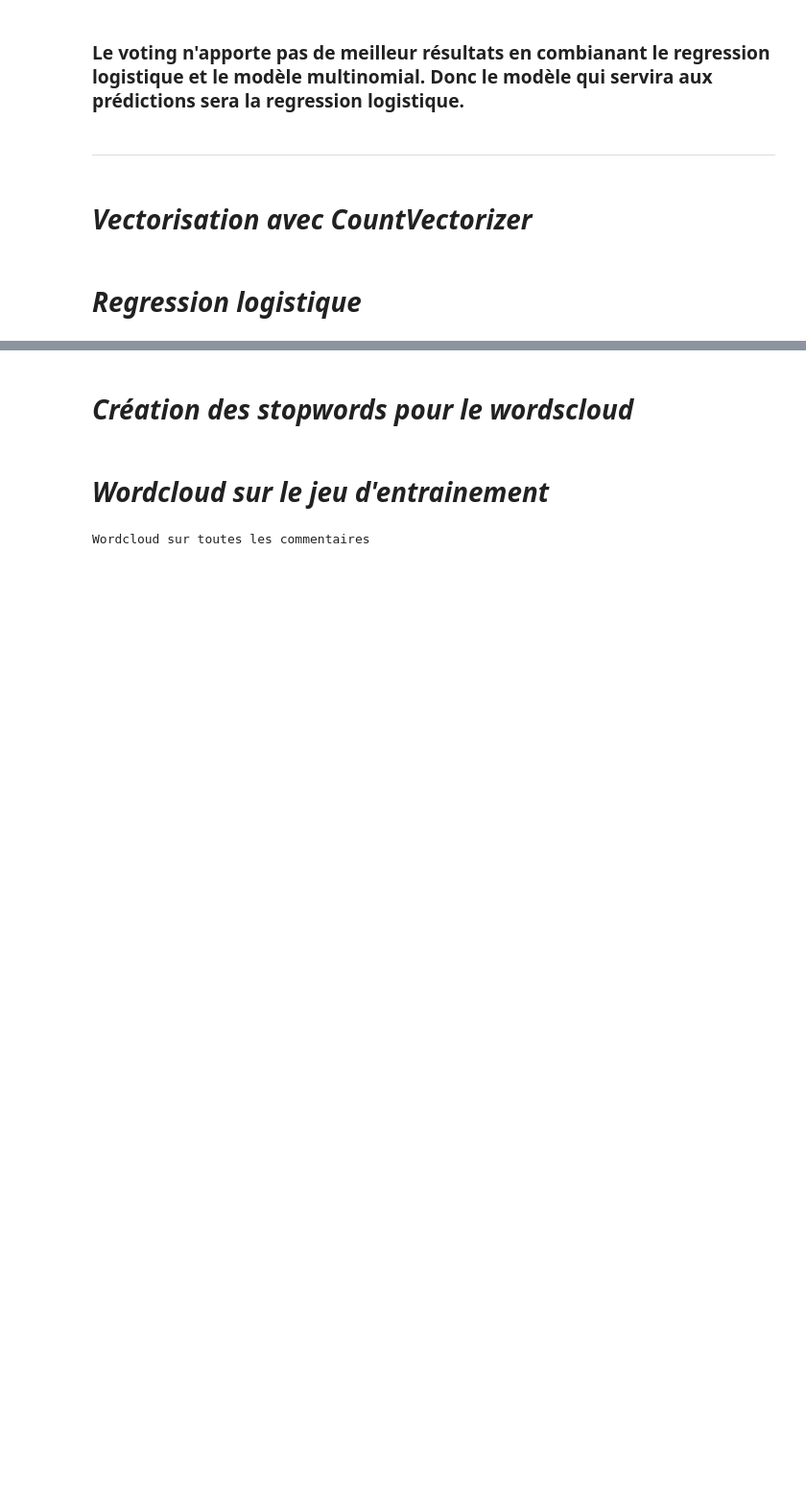
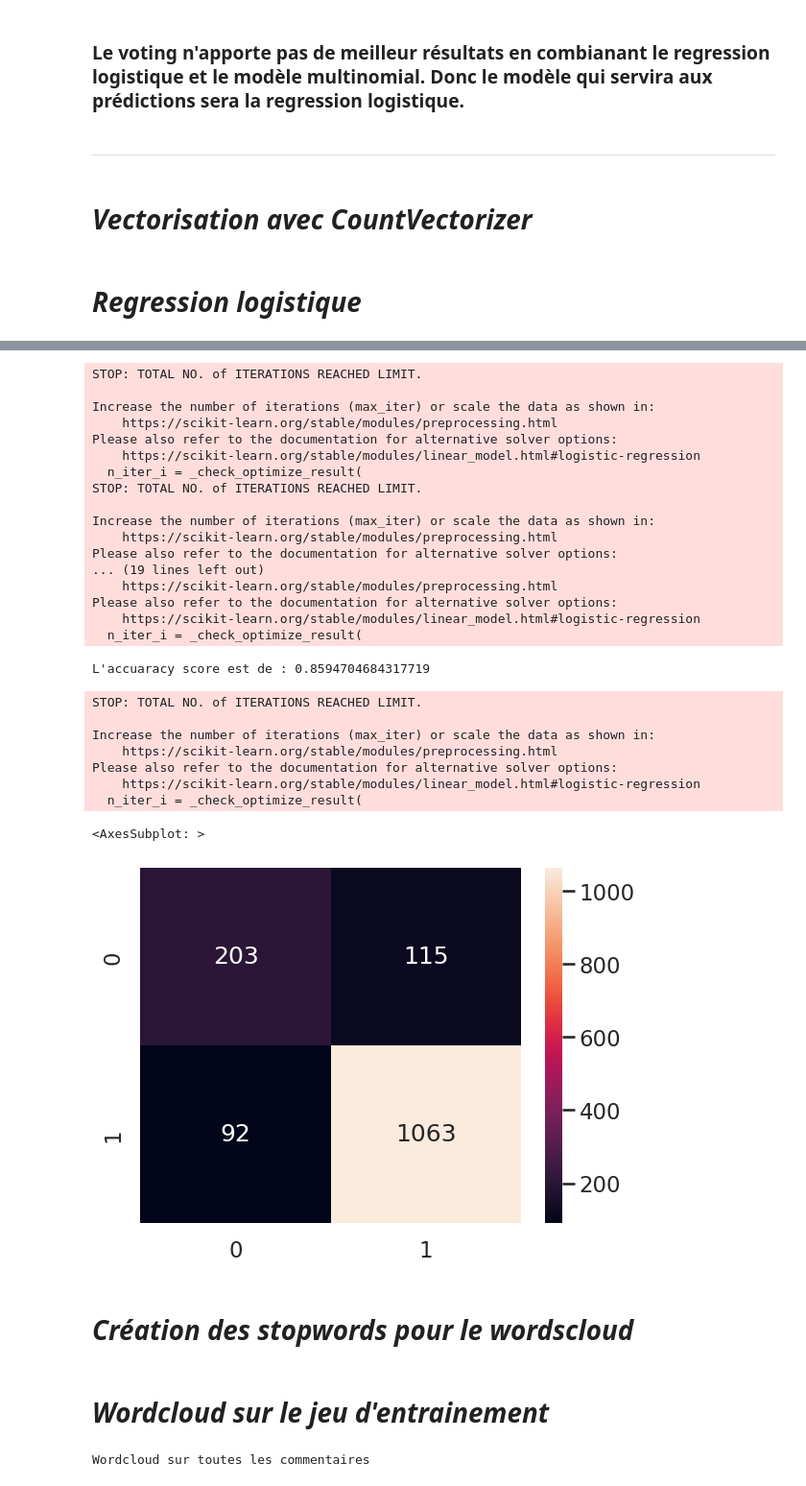
Before and after one commit to rastakoer/scrap_flask_nlp, a Jupyter notebook: briefV2.ipynb, the cells around one changed output, grey strips where cells are left out. Shown: that part at 96% size. Cells and saved outputs as stored; diff of their text form; code cells hidden in the pictures; blank space fills up the shorter version.

```diff
--- a/briefV2.ipynb
+++ b/briefV2.ipynb
@@ -353,3 +387,42 @@ L'accuaracy score est de : 0.8078750848608283
+# %%
+from sklearn.linear_model import LogisticRegressionCV
+
+LReg3 = LogisticRegressionCV(cv=5, random_state=42, max_iter=50)
+LReg3.fit(X_train_vec, y_train)
+y_pred = LReg3.predict(X_test_vec)
+
+accuaracy = accuracy_score(y_pred, y_test)
+print("L'accuaracy score est de :", accuaracy)
+cm = confusion_matrix(y_pred, y_test)
+sns.heatmap(cm, annot=True, fmt='d')
+# %% [output]
+STOP: TOTAL NO. of ITERATIONS REACHED LIMIT.
+
+Increase the number of iterations (max_iter) or scale the data as shown in:
+    https://scikit-learn.org/stable/modules/preprocessing.html
+Please also refer to the documentation for alternative solver options:
+    https://scikit-learn.org/stable/modules/linear_model.html#logistic-regression
+  n_iter_i = _check_optimize_result(
+STOP: TOTAL NO. of ITERATIONS REACHED LIMIT.
+
+Increase the number of iterations (max_iter) or scale the data as shown in:
+    https://scikit-learn.org/stable/modules/preprocessing.html
+Please also refer to the documentation for alternative solver options:
+... (19 lines left out)
+    https://scikit-learn.org/stable/modules/preprocessing.html
+Please also refer to the documentation for alternative solver options:
+    https://scikit-learn.org/stable/modules/linear_model.html#logistic-regression
+  n_iter_i = _check_optimize_result(
+L'accuaracy score est de : 0.8594704684317719
+STOP: TOTAL NO. of ITERATIONS REACHED LIMIT.
+
+Increase the number of iterations (max_iter) or scale the data as shown in:
+    https://scikit-learn.org/stable/modules/preprocessing.html
+Please also refer to the documentation for alternative solver options:
+    https://scikit-learn.org/stable/modules/linear_model.html#logistic-regression
+  n_iter_i = _check_optimize_result(
+<AxesSubplot: >
+[figure, added]
 # %% [markdown]
 # ___Création des stopwords pour le wordscloud___
 # %%
```
Also changed, not shown: parts of 14 cells of this notebook.
